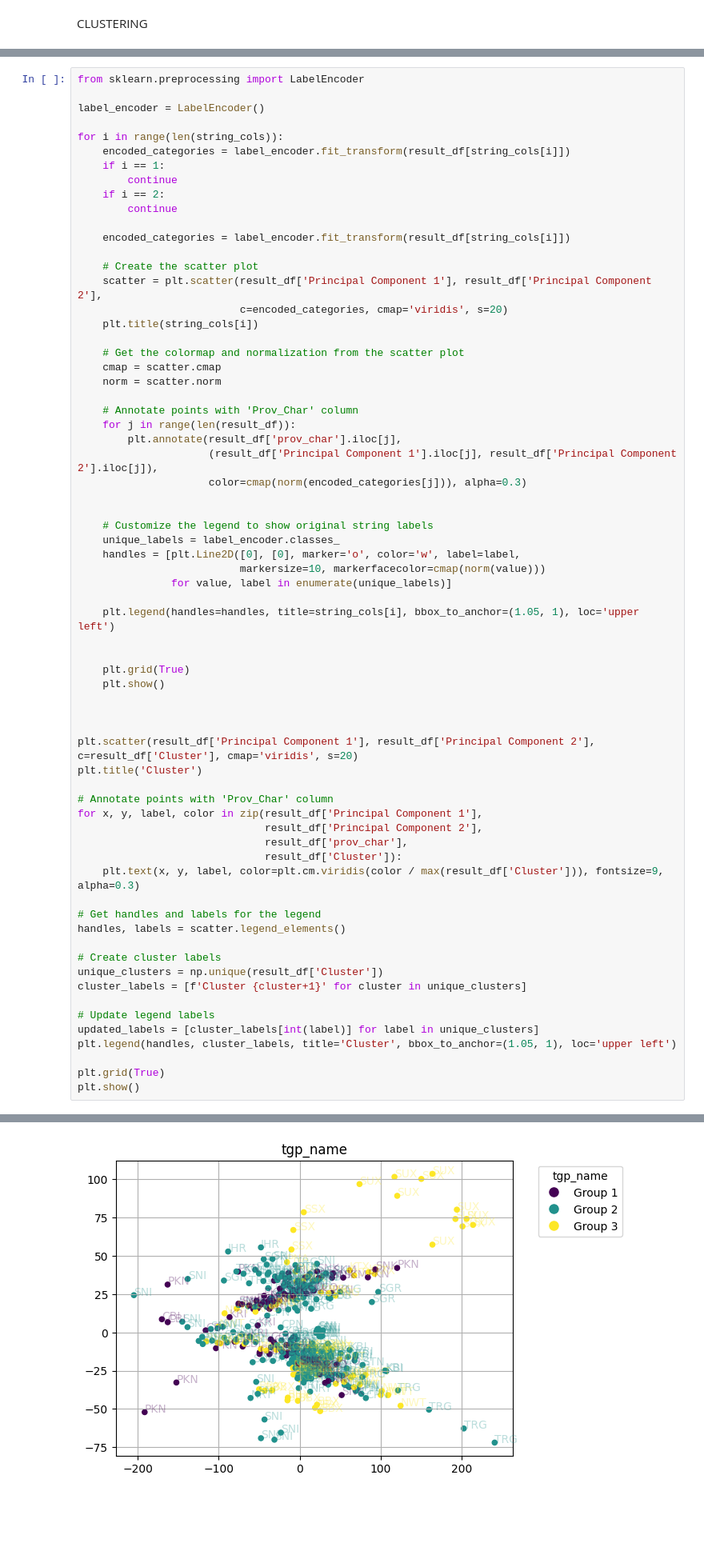
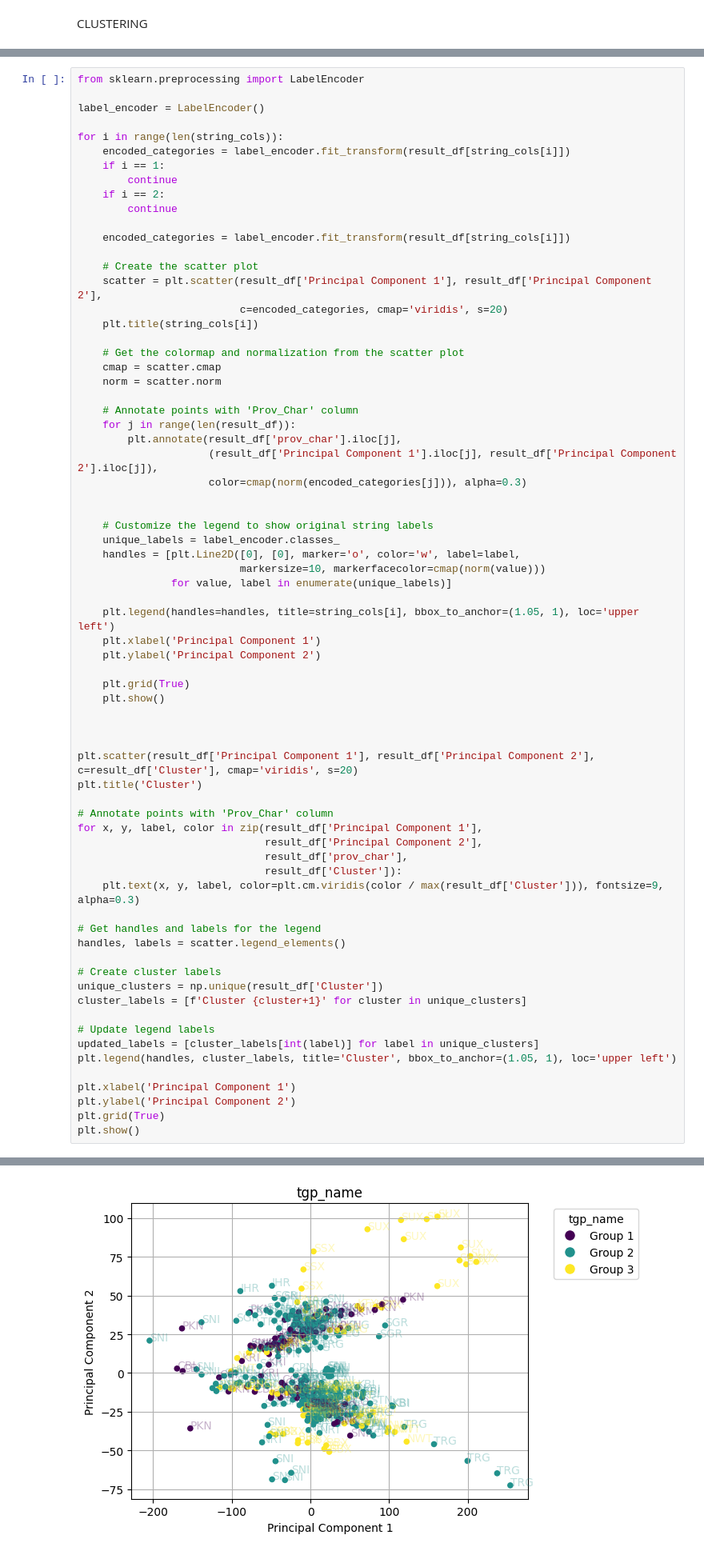
Before and after one commit to mfhars/cpocluster, a Jupyter notebook: 8. SS+PCA+K-Means Afri.ipynb, the cells around one changed output, grey strips where cells are left out. Shown at 80% size. Drawn from its saved outputs; the diff is of its cells as text; blank space fills up the shorter version.

```diff
--- a/8. SS+PCA+K-Means Afri.ipynb
+++ b/8. SS+PCA+K-Means Afri.ipynb
@@ -129,7 +129,8 @@ for i in range(len(string_cols)):
                for value, label in enumerate(unique_labels)]
 
     plt.legend(handles=handles, title=string_cols[i], bbox_to_anchor=(1.05, 1), loc='upper left')
-
+    plt.xlabel('Principal Component 1')
+    plt.ylabel('Principal Component 2')
 
     plt.grid(True)
     plt.show()
@@ -157,6 +158,8 @@ cluster_labels = [f'Cluster {cluster+1}' for cluster in unique_clusters]
 updated_labels = [cluster_labels[int(label)] for label in unique_clusters]
 plt.legend(handles, cluster_labels, title='Cluster', bbox_to_anchor=(1.05, 1), loc='upper left')
 
+plt.xlabel('Principal Component 1')
+plt.ylabel('Principal Component 2')
 plt.grid(True)
 plt.show()
 # %% [output]
@@ -164 +167 @@ plt.show()
-[figure, old version]
+[figure, new version]
```
Also changed, not shown: parts of 3 cells of this notebook, 28 other files.
